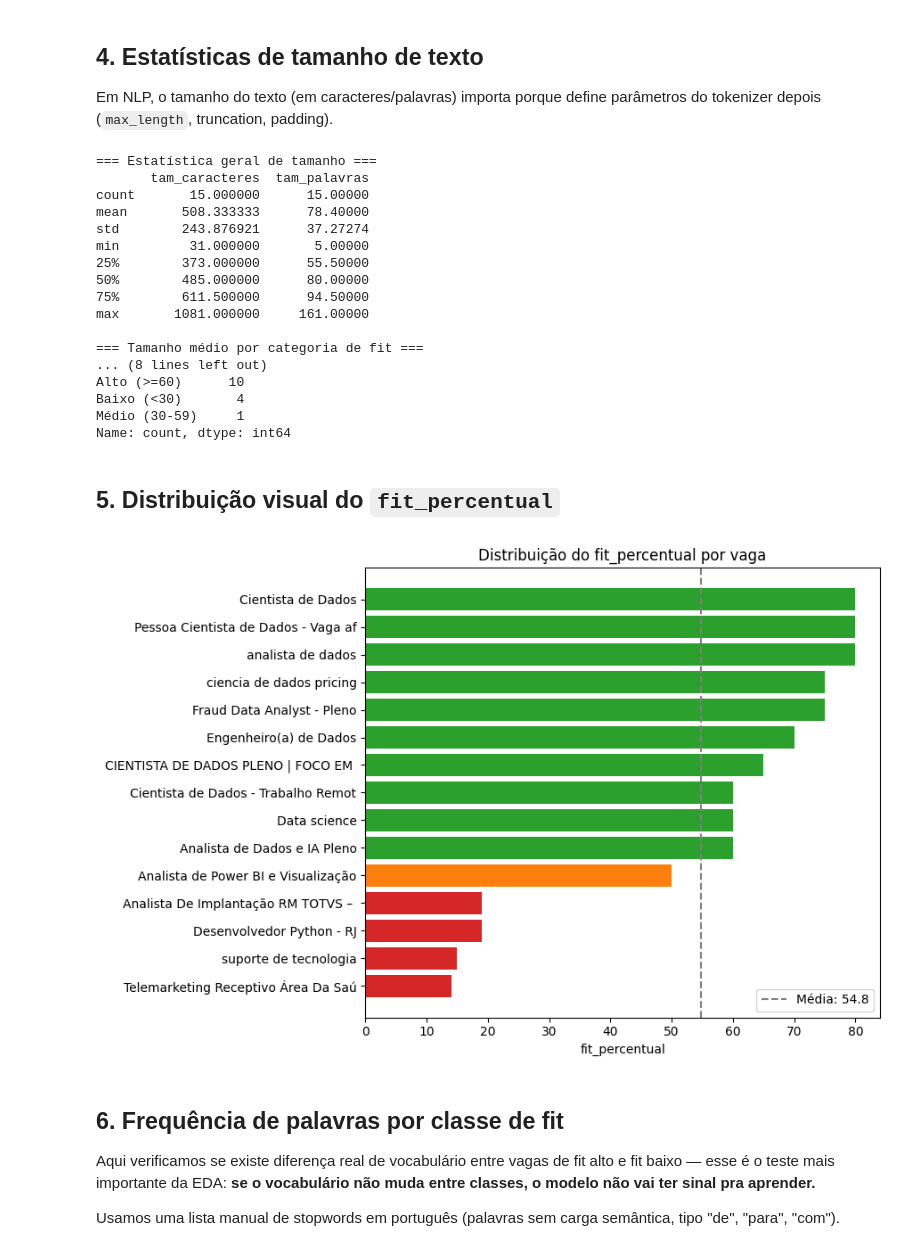
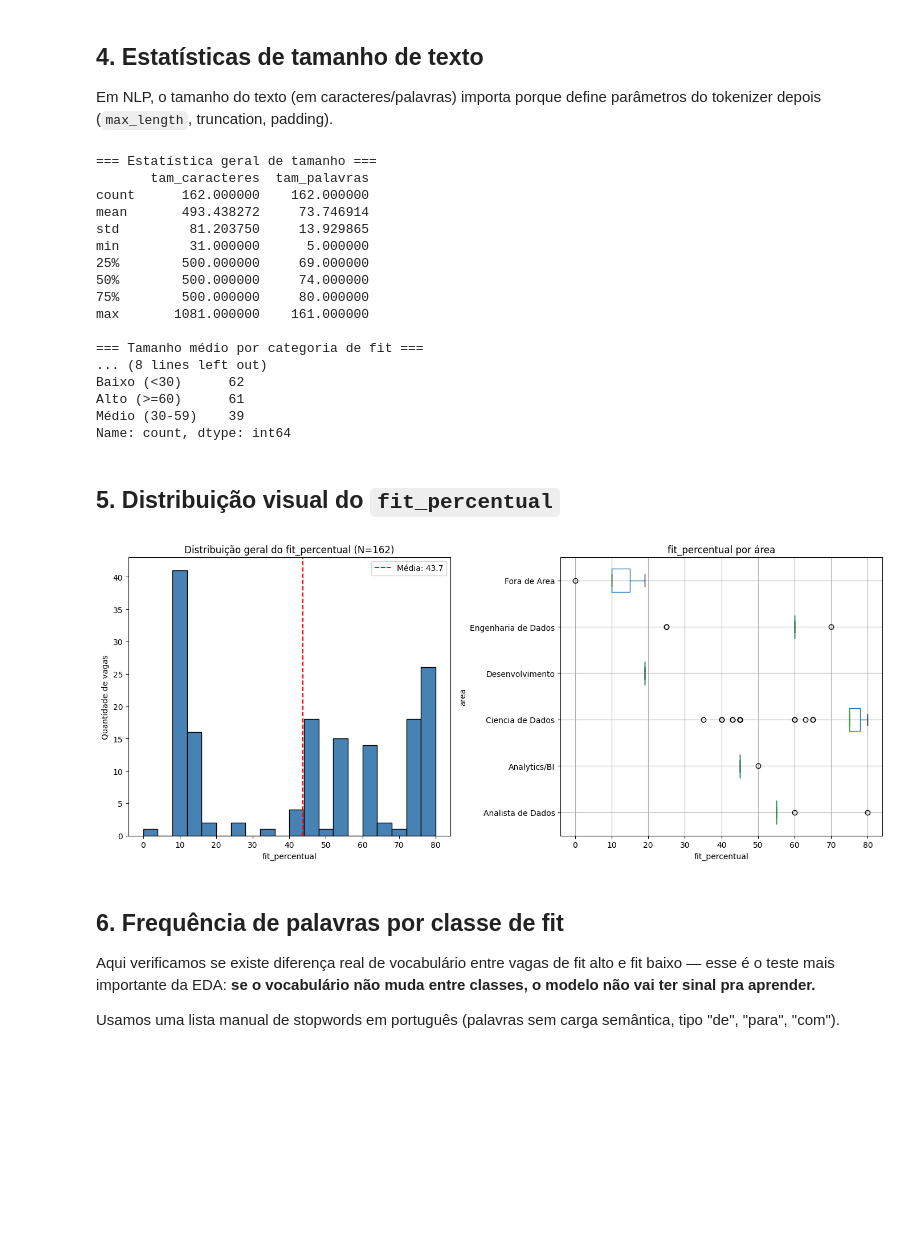
Before and after one commit to edudatalytics/jobmatch-ai, a Jupyter notebook: notebooks/01_EDA_JobMatchAI.ipynb, the cells around one changed output. Saved outputs shown, nothing was run; the diff lists cells and outputs as text; code cells hidden in the pictures; blank space fills up the shorter version.

Commit message:
feat: EDA do dataset ampliado (N=162) - histograma, boxplot e nuvem de palavras por classe

```diff
--- a/notebooks/01_EDA_JobMatchAI.ipynb
+++ b/notebooks/01_EDA_JobMatchAI.ipynb
@@ -28,6 +28,6 @@ from google.colab import drive
 drive.mount('/content/drive')
 
 # Ajuste esse caminho para onde você salvou o CSV no seu Drive
-CAMINHO_CSV = '/content/drive/MyDrive/jobmatch-ai/processed/vagas_clean.csv'
+CAMINHO_CSV = '/content/drive/MyDrive/jobmatch-ai/data/vagas_clean_v2.csv'
 # %% [output]
 Drive already mounted at /content/drive; to attempt to forcibly remount, call drive.mount("/content/drive", force_remount=True).
@@ -77,40 +82,46 @@ print(df['categoria_fit'].value_counts())
 # %% [output]
 === Estatística geral de tamanho ===
        tam_caracteres  tam_palavras
-count       15.000000      15.00000
-mean       508.333333      78.40000
-std        243.876921      37.27274
-min         31.000000       5.00000
-25%        373.000000      55.50000
-50%        485.000000      80.00000
-75%        611.500000      94.50000
-max       1081.000000     161.00000
+count      162.000000    162.000000
+mean       493.438272     73.746914
+std         81.203750     13.929865
+min         31.000000      5.000000
+25%        500.000000     69.000000
+50%        500.000000     74.000000
+75%        500.000000     80.000000
+max       1081.000000    161.000000
 
 === Tamanho médio por categoria de fit ===
 ... (8 lines left out)
-Alto (>=60)      10
-Baixo (<30)       4
-Médio (30-59)     1
+Baixo (<30)      62
+Alto (>=60)      61
+Médio (30-59)    39
 Name: count, dtype: int64
 # %% [markdown]
 ## 5. Distribuição visual do `fit_percentual`
 # %%
-import matplotlib.pyplot as plt
+fig, axes = plt.subplots(1, 2, figsize=(14, 6))
 
-df_sorted = df.sort_values('fit_percentual')
-cores = ['#d62728' if x < 30 else '#ff7f0e' if x < 60 else '#2ca02c' for x in df_sorted['fit_percentual']]
+# Histograma da distribuição geral
+axes[0].hist(df['fit_percentual'], bins=20, color='steelblue', edgecolor='black')
+axes[0].axvline(df['fit_percentual'].mean(), color='red', linestyle='--',
+                 label=f"Média: {df['fit_percentual'].mean():.1f}")
+axes[0].set_xlabel('fit_percentual')
+axes[0].set_ylabel('Quantidade de vagas')
+axes[0].set_title('Distribuição geral do fit_percentual (N=162)')
+axes[0].legend()
 
-fig, ax = plt.subplots(figsize=(9, 6))
-ax.barh(df_sorted['titulo'].str[:35], df_sorted['fit_percentual'], color=cores)
-ax.set_xlabel('fit_percentual')
-ax.set_title('Distribuição do fit_percentual por vaga')
-ax.axvline(df['fit_percentual'].mean(), color='gray', linestyle='--',
-           label=f"Média: {df['fit_percentual'].mean():.1f}")
-ax.legend()
+# Boxplot por área (mostra a distribuição dentro de cada categoria)
+df.boxplot(column='fit_percentual', by='area', ax=axes[1], vert=False)
+axes[1].set_xlabel('fit_percentual')
+axes[1].set_title('fit_percentual por área')
+plt.suptitle('')  # remove o título automático feio que o pandas adiciona
+
 plt.tight_layout()
+plt.savefig('/content/drive/MyDrive/jobmatch-ai/notebooks/fit_distribution_v2.png', dpi=120)
 plt.show()
 # %% [output]
-[figure, old version]
+[figure, new version]
 # %% [markdown]
 ## 6. Frequência de palavras por classe de fit
 
```
Also changed, not shown: parts of 5 cells of this notebook, 4 other files.
